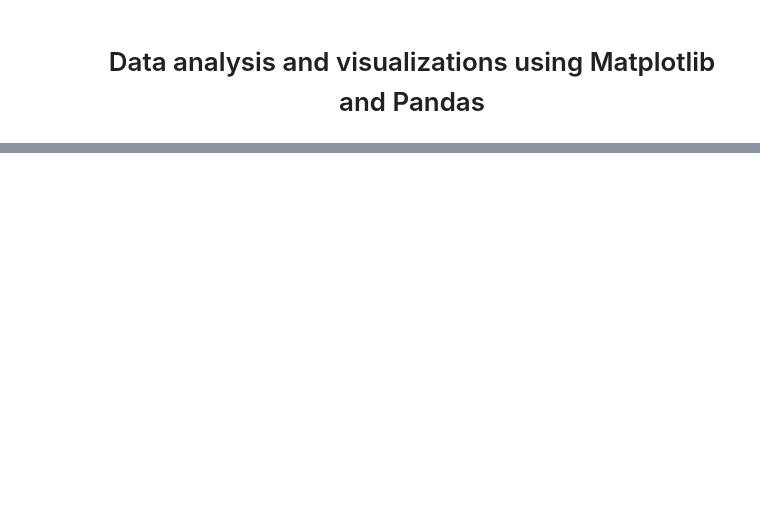
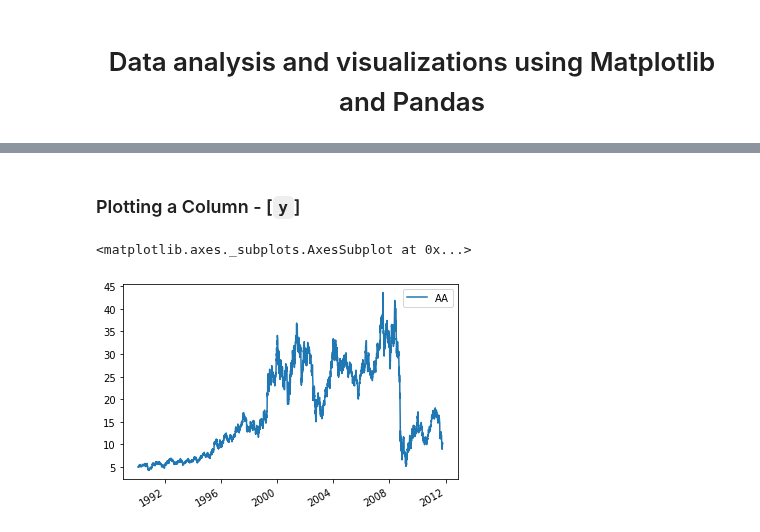
Before and after one commit to lvu5/BitU-3WBootCamp, a Jupyter notebook: Week3_Data_analysis_and_visualizations_using_Matplotlib_and_Pandas.ipynb, the cells around one changed output, grey strips where cells are left out. Saved outputs shown, nothing was run; the diff lists cells and outputs as text; code cells hidden in the pictures; blank space fills up the shorter version.

```diff
--- a/Week3_Data_analysis_and_visualizations_using_Matplotlib_and_Pandas.ipynb
+++ b/Week3_Data_analysis_and_visualizations_using_Matplotlib_and_Pandas.ipynb
@@ -46,0 +108,7 @@
+# %% [markdown]
+### Plotting a Column - [`y`]
+# %%
+df.plot(y = 'AA')
+# %% [output]
+<matplotlib.axes._subplots.AxesSubplot at 0x...>
+[figure, added]
```
Also changed, not shown: parts of 22 cells of this notebook.
